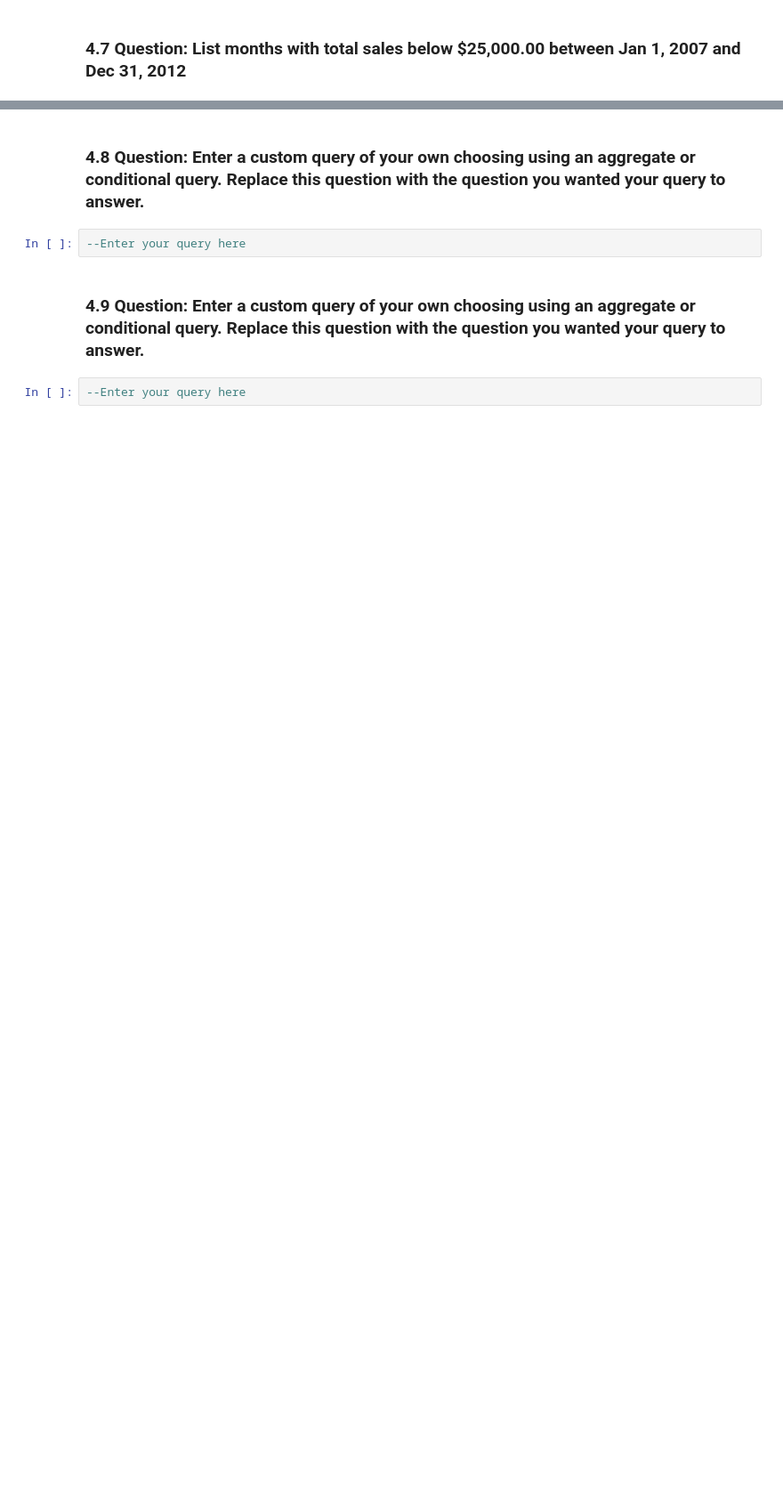
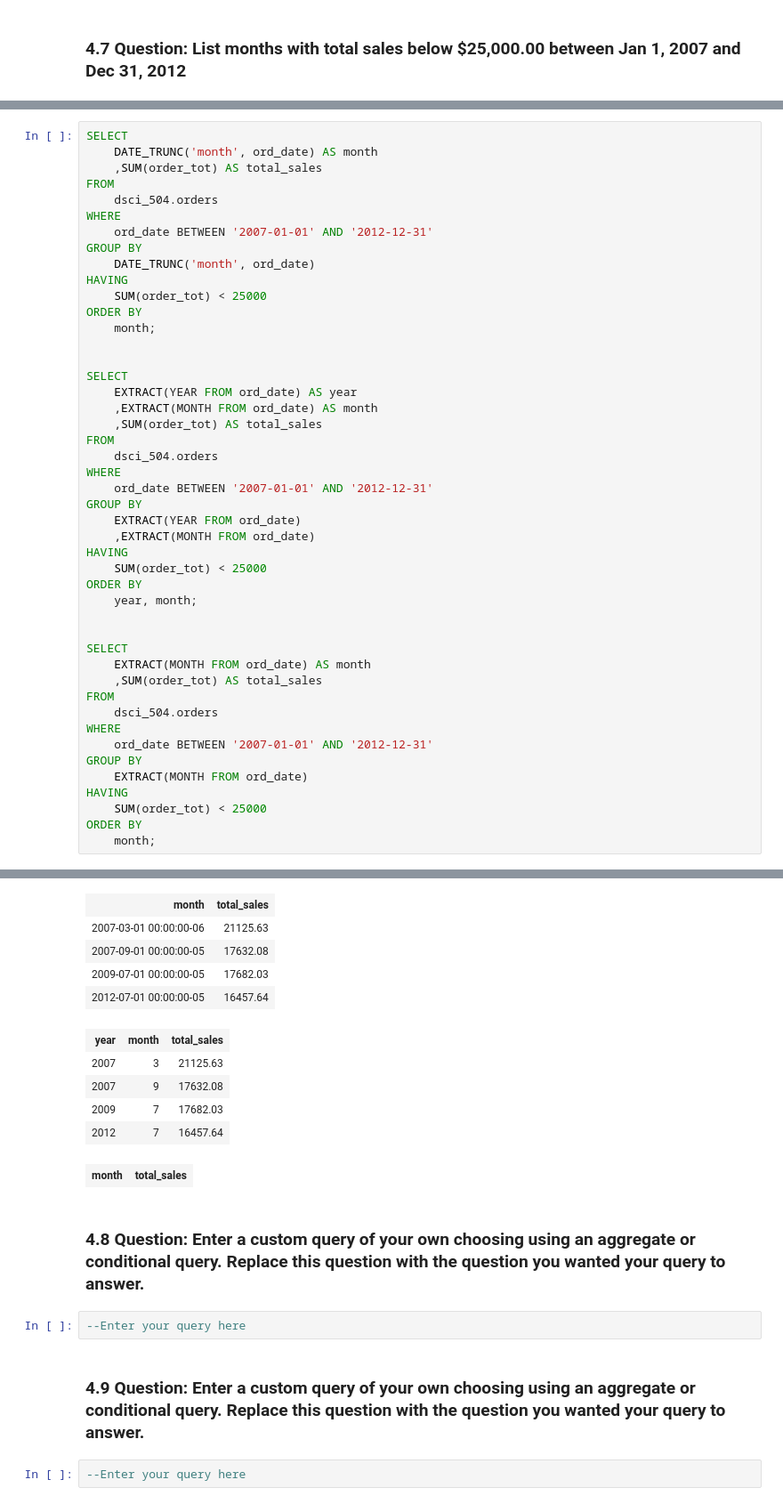
Before and after one commit to shkungulio/Maryville, a Jupyter notebook: DSCI-504/Assignment/Week4/DSCI504_Wk4_Assignment.ipynb, the cells around one changed output, grey strips where cells are left out. Shown at 89% size. Drawn from its saved outputs; the diff is of its cells as text; blank space fills up the shorter version.

```diff
--- a/DSCI-504/Assignment/Week4/DSCI504_Wk4_Assignment.ipynb
+++ b/DSCI-504/Assignment/Week4/DSCI504_Wk4_Assignment.ipynb
@@ -93,0 +194,47 @@ Total execution time: 00:00:00.019
+# %%
+SELECT
+    DATE_TRUNC('month', ord_date) AS month
+    ,SUM(order_tot) AS total_sales
+FROM
+    dsci_504.orders
+WHERE
+    ord_date BETWEEN '2007-01-01' AND '2012-12-31'
+GROUP BY
+    DATE_TRUNC('month', ord_date)
+HAVING
+    SUM(order_tot) < 25000
+ORDER BY
+    month;
+
+
+SELECT
+    EXTRACT(YEAR FROM ord_date) AS year
+    ,EXTRACT(MONTH FROM ord_date) AS month
+    ,SUM(order_tot) AS total_sales
+FROM
+    dsci_504.orders
+WHERE
+    ord_date BETWEEN '2007-01-01' AND '2012-12-31'
+GROUP BY
+    EXTRACT(YEAR FROM ord_date)
+    ,EXTRACT(MONTH FROM ord_date)
+HAVING
+    SUM(order_tot) < 25000
+ORDER BY
+    year, month;
+
+
+SELECT
+    EXTRACT(MONTH FROM ord_date) AS month
+    ,SUM(order_tot) AS total_sales
+FROM
+    dsci_504.orders
+WHERE
+    ord_date BETWEEN '2007-01-01' AND '2012-12-31'
+GROUP BY
+    EXTRACT(MONTH FROM ord_date)
+HAVING
+    SUM(order_tot) < 25000
+ORDER BY
+    month;
+# %% [output]
@@ -94,3 +245,14 @@ Total execution time: 00:00:00.019
+| month | total_sales |
+| 2007-03-01 00:00:00-06 | 21125.63 |
+| 2007-09-01 00:00:00-05 | 17632.08 |
+| 2009-07-01 00:00:00-05 | 17682.03 |
+| 2012-07-01 00:00:00-05 | 16457.64 |
+| year | month | total_sales |
+| 2007 | 3 | 21125.63 |
+| 2007 | 9 | 17632.08 |
+| 2009 | 7 | 17682.03 |
+| 2012 | 7 | 16457.64 |
+| month | total_sales |
 # %% [markdown]
 ### 4.8 Question: Enter a custom query of your own choosing using an aggregate or conditional query. Replace this question with the question you wanted your query to answer.
 # %%
```
Also changed, not shown: parts of 12 cells of this notebook.
